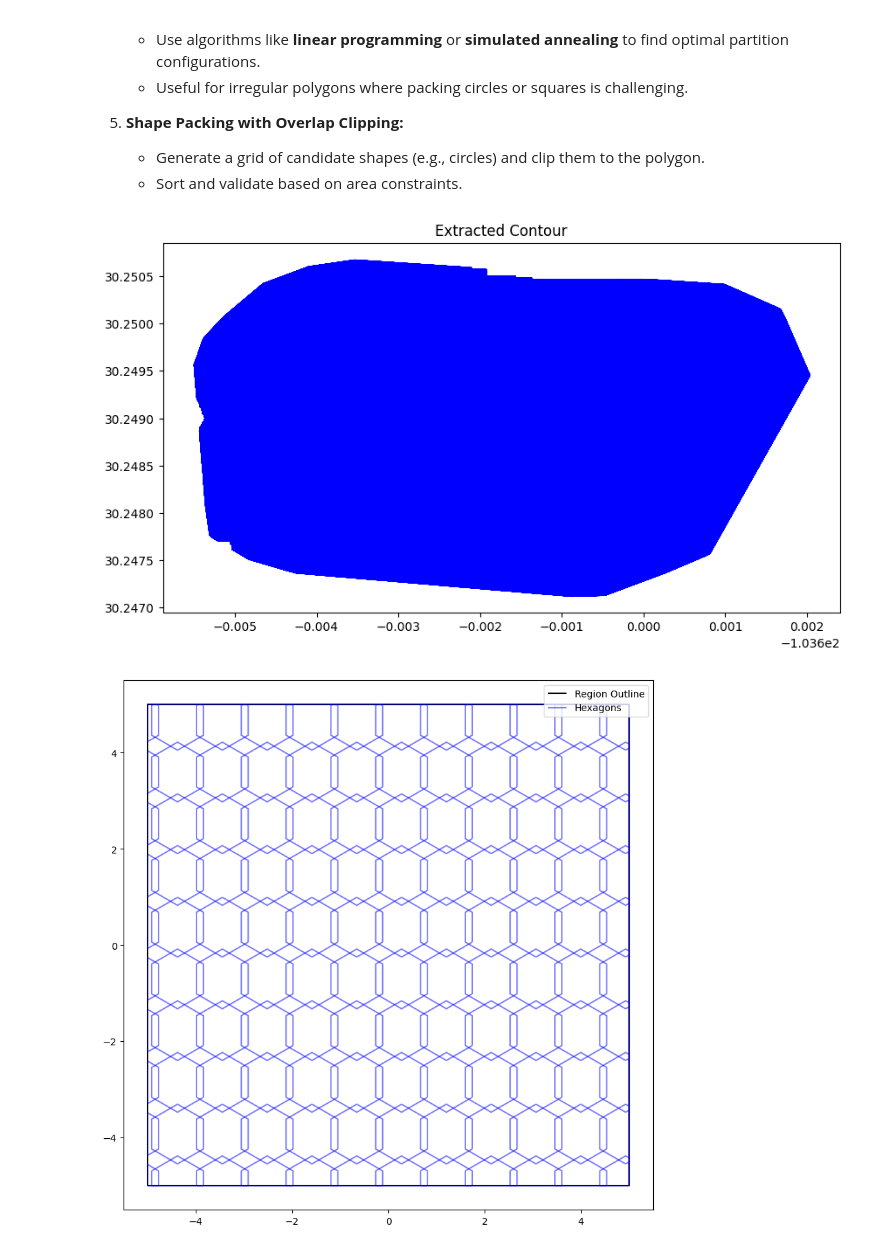
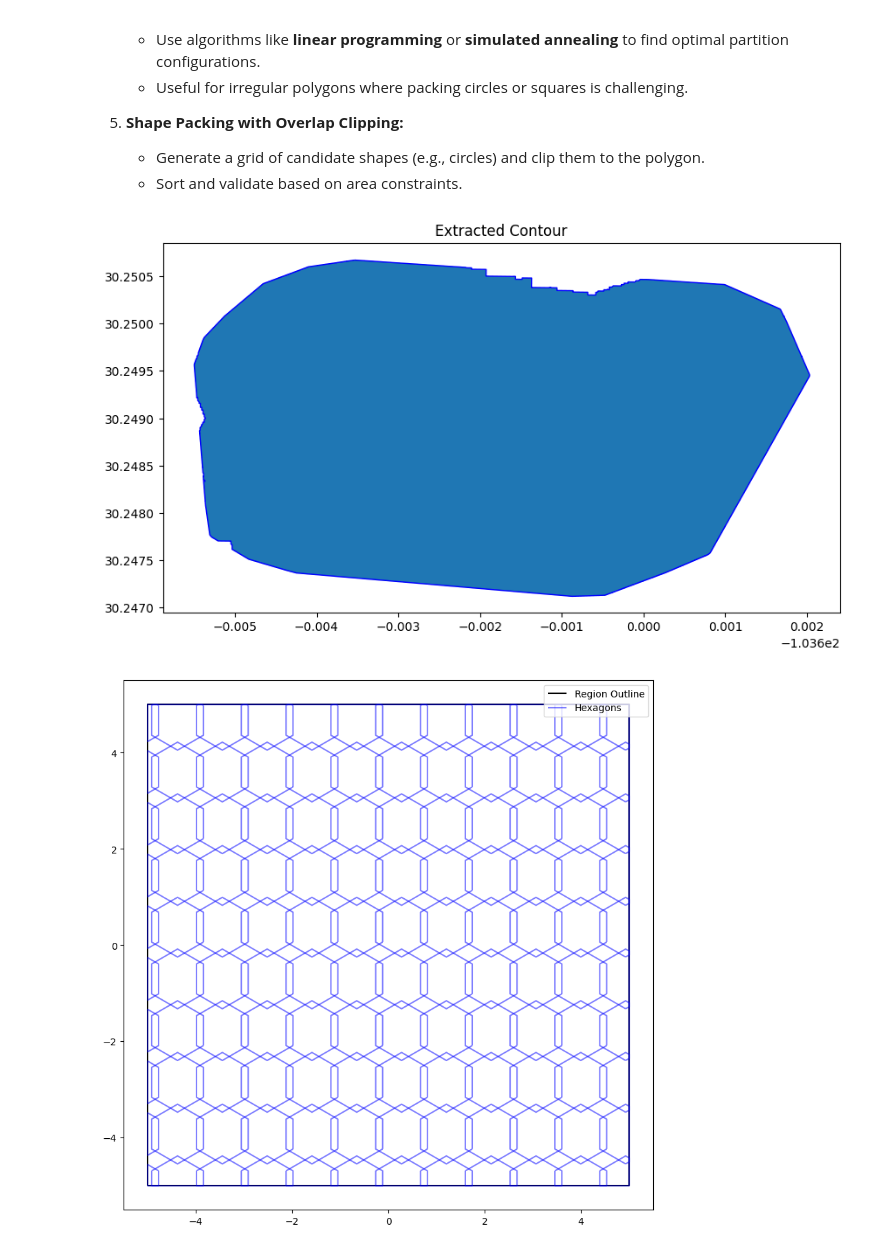
Before and after one commit to javelina-works/unsupervised-cv-search, a Jupyter notebook: content/notebooks/11_region_partition.ipynb, the cells around one changed output. Cells and saved outputs as stored; diff of their text form; code cells hidden in the pictures.

```diff
--- a/content/notebooks/11_region_partition.ipynb
+++ b/content/notebooks/11_region_partition.ipynb
@@ -84,6 +84,7 @@ from plant_search.load_image import load_image, plot_image
 # file_path = '../input/DJI_0119.JPG'
 file_path = '../input/IGNORE_Brewster-ortho.tif'
 # %%
+import cv2
 import rasterio
 from rasterio.plot import show
 from rasterio.features import shapes
@@ -204,35 +205,69 @@ def fast_binary_edge(geotiff_path):
 
         # Perform binary erosion and find the edge
         eroded_mask = binary_erosion(mask)
         edge_mask = mask & ~eroded_mask  # Pixels on the edge of the valid region
 
         # Get coordinates of edge pixels
         edge_coords = np.column_stack(np.where(edge_mask))
 
         # Convert pixel indices to spatial coordinates
         edge_coords_spatial = [src.xy(row, col) for row, col in edge_coords]
 
         # Create a polygon from the edge
         edge_polygon = Polygon(edge_coords_spatial)
 
     # Convert to GeoDataFrame
     return gpd.GeoDataFrame({"geometry": [edge_polygon]}, crs=src.crs)
 
 
+def extract_contour_opencv(geotiff_path):
+    """
+    Extract the contour of a binary mask using OpenCV's findContours.
+
+    Parameters:
+        geotiff_path (str): Path to the GeoTIFF file.
+
+    Returns:
+        GeoDataFrame: Contour as a polygon.
+    """
+    with rasterio.open(geotiff_path) as src:
+        # Read the first band
+        data = src.read(1)
+
+        # Create a binary mask for valid data
+        mask = (data != 0).astype(np.uint8)  # Convert to uint8 for OpenCV
+
+        # Find contours in the binary mask
+        contours, _ = cv2.findContours(mask, cv2.RETR_EXTERNAL, cv2.CHAIN_APPROX_SIMPLE)
+
+        # Extract the largest contour (assume it's the primary region)
+        largest_contour = max(contours, key=cv2.contourArea)
+
+        # Convert contour points to spatial coordinates
+        contour_coords = [src.xy(int(pt[0][1]), int(pt[0][0])) for pt in largest_contour]
+
+        # Create a polygon from the contour
+        contour_polygon = Polygon(contour_coords)
+
+    # Convert to GeoDataFrame
+    return gpd.GeoDataFrame({"geometry": [contour_polygon]}, crs=src.crs)
+
+
 # Example usage
 # contour_gdf = extract_contour(file_path)
 # contour_gdf = extract_fast_contour(file_path)
-contour_gdf = fast_binary_edge(file_path)
+# contour_gdf = fast_binary_edge(file_path)
+contour_gdf = extract_contour_opencv(file_path)
 
 
 # Plot the contour
 contour_gdf.plot(edgecolor="blue", figsize=(10, 10))
 plt.title("Extracted Contour")
 plt.show()
 
 # plot_custom_mask(file_path)
 # %% [output]
-[figure, old version]
+[figure, new version]
 # %%
 import geopandas as gpd
 from shapely.geometry import Polygon, Point
```
